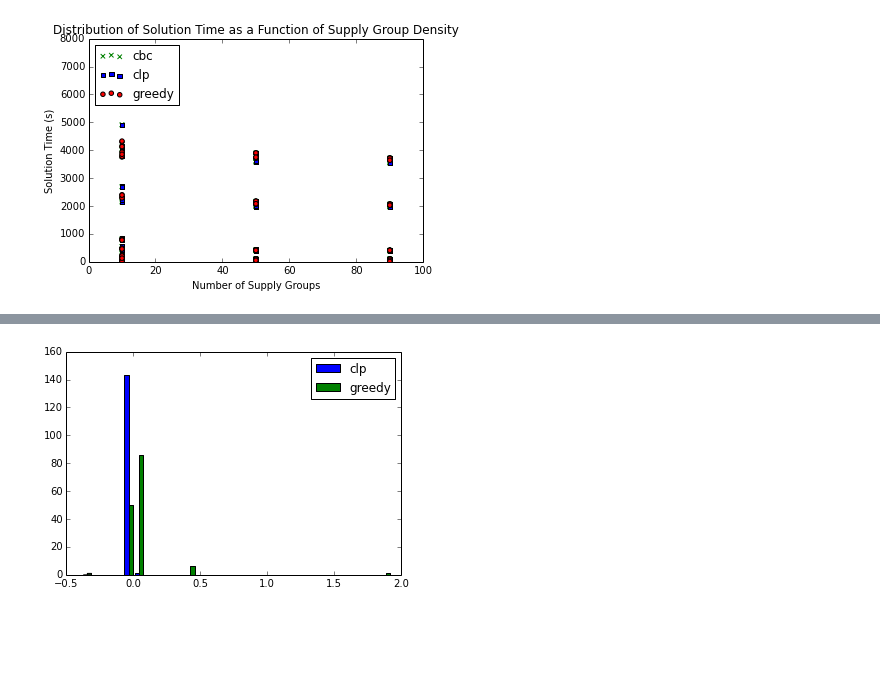
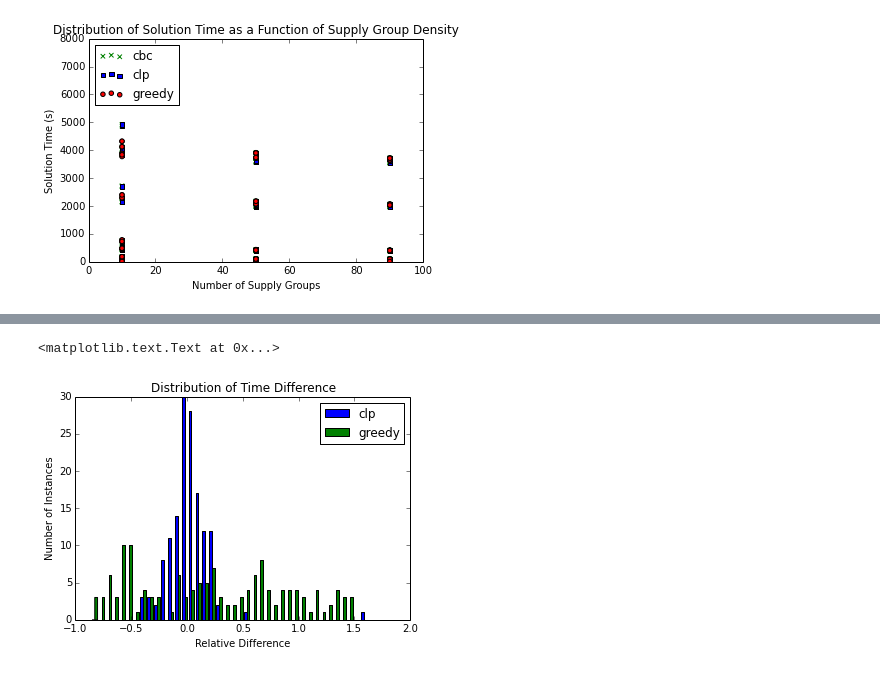
Before and after one commit to gidden/cyclopts, a Jupyter notebook: nbs/Cyclopts Run Analysis.ipynb, the cells around one changed output, grey strips where cells are left out. Saved outputs shown, nothing was run; the diff lists cells and outputs as text; code cells hidden in the pictures; blank space fills up the shorter version.

```diff
--- a/nbs/Cyclopts Run Analysis.ipynb
+++ b/nbs/Cyclopts Run Analysis.ipynb
@@ -235,7 +245,19 @@ def diff_hist(vals, base, baseline):
+# %%
+vals = times
+base = 'cbc'
+baseline = {x[0]: x[1] for x in vals[base]}
+diff = rel_diff(vals, base, baseline)
+
+n, bins, patches = plt.hist(diff.values(), 40, label=diff.keys())
+plt.legend()
+plt.xlabel('Relative Difference'.format(name))
+plt.ylabel('Number of Instances')
+plt.title(r'Distribution of Time Difference')
+# %% [output]
+<matplotlib.text.Text at 0x...>
+[figure, added]
 # %%
-vals = objectives
+vals = times
 base = 'cbc'
 baseline = {x[0]: x[1] for x in vals[base]}
-diff_hist(vals, base, baseline)
+diff = rel_diff(vals, base, baseline)
-# %% [output]
-[figure, removed]
```
Also changed, not shown: parts of 13 cells of this notebook.
